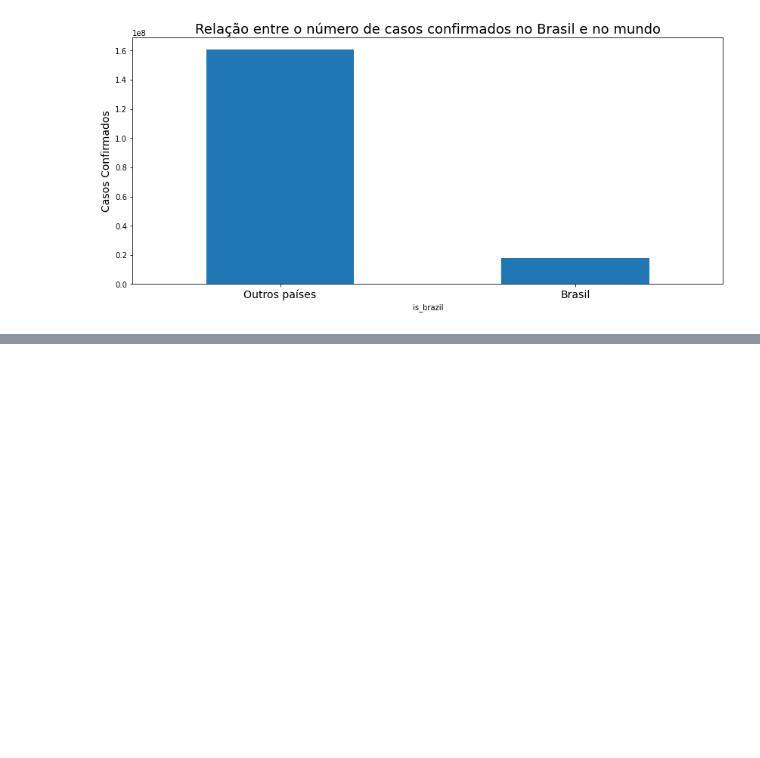
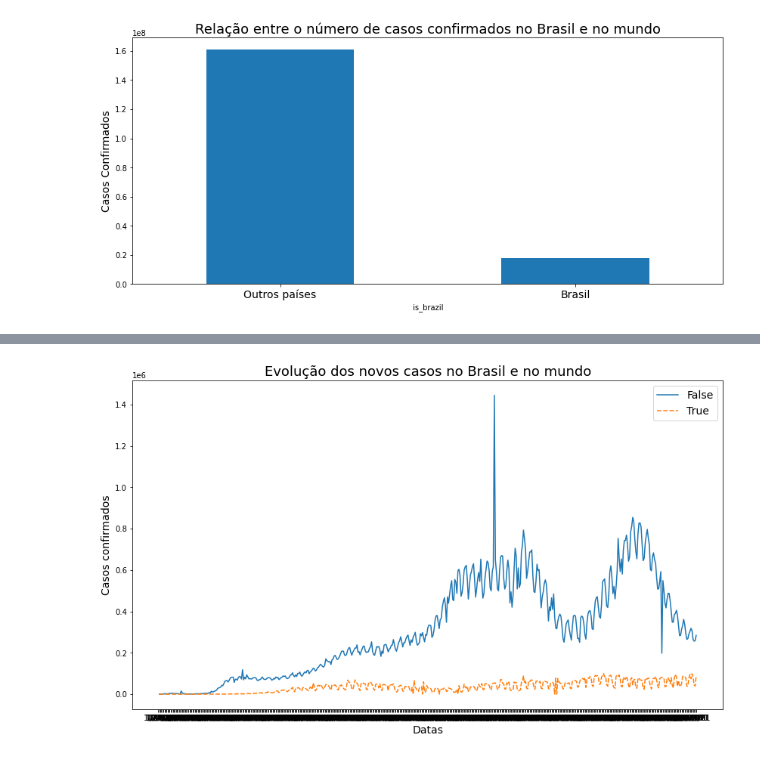
Before and after one commit to guilhermebap/Data-science-personal-study, a Jupyter notebook: Alura/Estudo de casos/Data Science - análises para saúde e medicina/Analise.ipynb, the cells around one changed output, grey strips where cells are left out. Saved outputs shown, nothing was run; the diff lists cells and outputs as text; code cells hidden in the pictures; blank space fills up the shorter version.

```diff
--- a/Alura/Estudo de casos/Data Science - análises para saúde e medicina/Analise.ipynb
+++ b/Alura/Estudo de casos/Data Science - análises para saúde e medicina/Analise.ipynb
@@ -475,0 +571,11 @@ plt.show()
+# %%
+fig, ax = plt.subplots(figsize=(14,8))
+sns.lineplot(data=confirmed.groupby('is_brazil').sum().iloc[:, 2:].diff(axis=1).T, ax=ax)
+ax.set_title('Evolução dos novos casos no Brasil e no mundo', fontsize=18)
+ax.set_xlabel('Datas', fontsize=14)
+ax.set_ylabel('Casos confirmados', fontsize=14)
+ax.legend(fontsize=14)
+
+plt.show()
+# %% [output]
+[figure, added]
```
Also changed, not shown: parts of 44 cells of this notebook.
